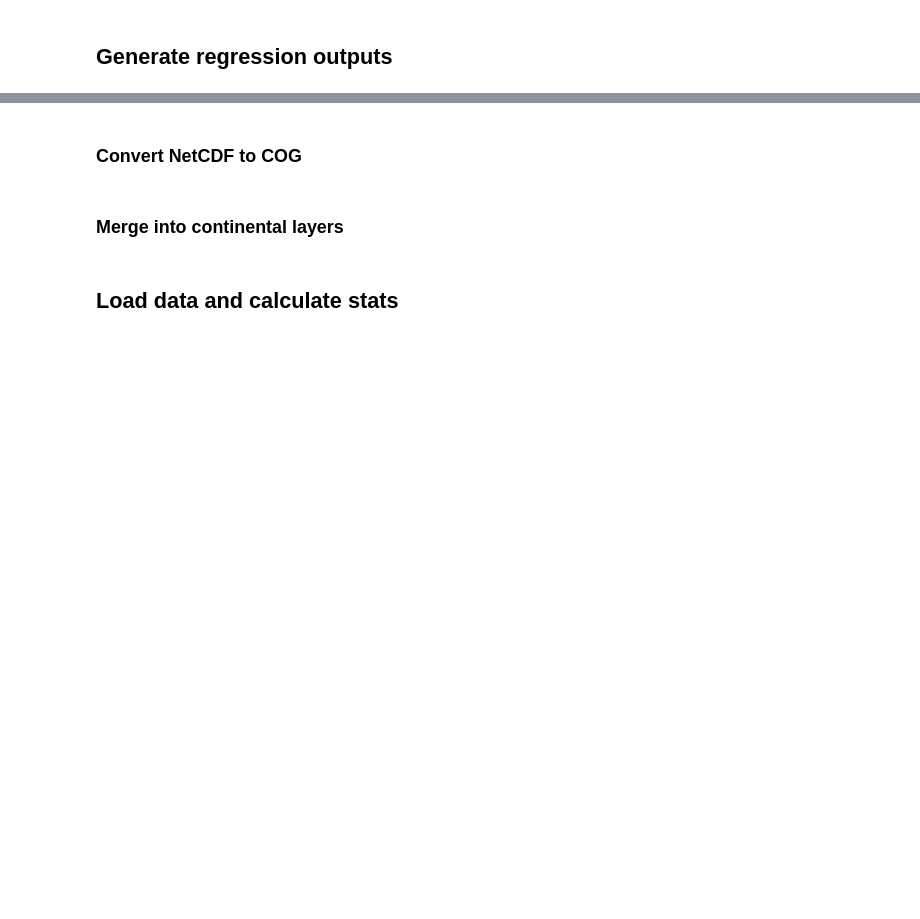
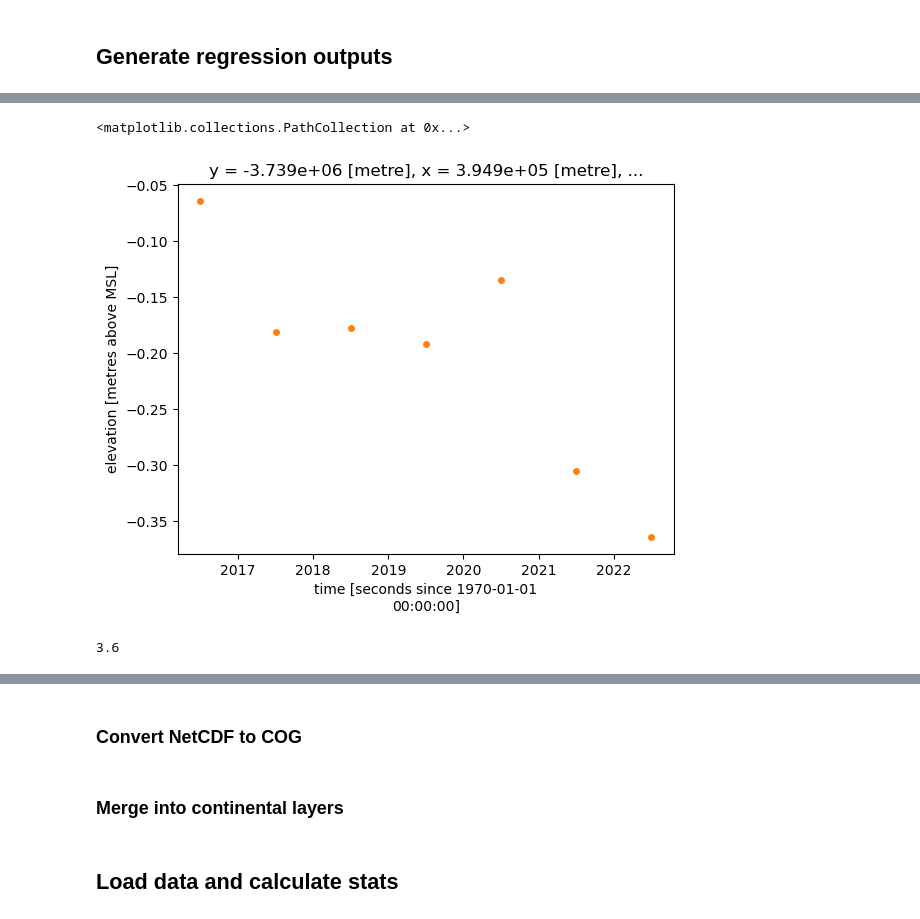
Before and after one commit to GeoscienceAustralia/dea-intertidal, a Jupyter notebook: notebooks/experimental/Intertidal_change.ipynb, the cells around one changed output, grey strips where cells are left out. Drawn from its saved outputs; the diff is of its cells as text; code cells hidden in the pictures; blank space fills up the shorter version.

```diff
--- a/notebooks/experimental/Intertidal_change.ipynb
+++ b/notebooks/experimental/Intertidal_change.ipynb
@@ -97,0 +162,33 @@ for region_code in tqdm.tqdm(region_list):
+# %%
+def mad_outliers(data, dim="time", threshold=3.5):
+    """
+    Identify outliers along an xarray dimension using Median Absolute
+    Deviation (MAD).
+
+    Parameters
+    ----------
+    data : xarray.DataArray)
+        The input data array with dimensions time, x, y.
+    threshold : float)
+        The number of MADs away from the median to consider a point an
+        outlier.
+
+    Returns
+    -------
+    xarray.DataArray:
+        A boolean array with the same dimensions as input data, where
+        True indicates an outlier.
+    """
+    # Calculate the median along the time dimension
+    median = data.median(dim=dim)
+
+    # Calculate the absolute deviations from the median
+    abs_deviation = np.abs(data - median)
+
+    # Calculate the MAD (median of the absolute deviations)
+    mad = abs_deviation.median(dim=dim)
+
+    # Deviations greater than (threshold * MAD) are considered outliers
+    outliers = abs_deviation > (threshold * mad)
+
+    return outliers
@@ -97,0 +200,2 @@ for region_code in tqdm.tqdm(region_list):
+# %%
+outliers = mad_outliers(y_in, threshold=4)
@@ -97,0 +212,12 @@ for region_code in tqdm.tqdm(region_list):
+# %%
+x_coord, y_coord = 394944.107,-3738964.292
+
+y_in.where(outliers).sel(x=x_coord,y=y_coord, method="nearest").plot.scatter()
+y_in.where(~outliers).sel(x=x_coord,y=y_coord, method="nearest").plot.scatter()
+# %% [output]
+<matplotlib.collections.PathCollection at 0x...>
+[figure, added]
+# %%
+item = 3.6
+# %% [output]
+3.6
```
Also changed, not shown: parts of 29 cells of this notebook, 1 other file.
